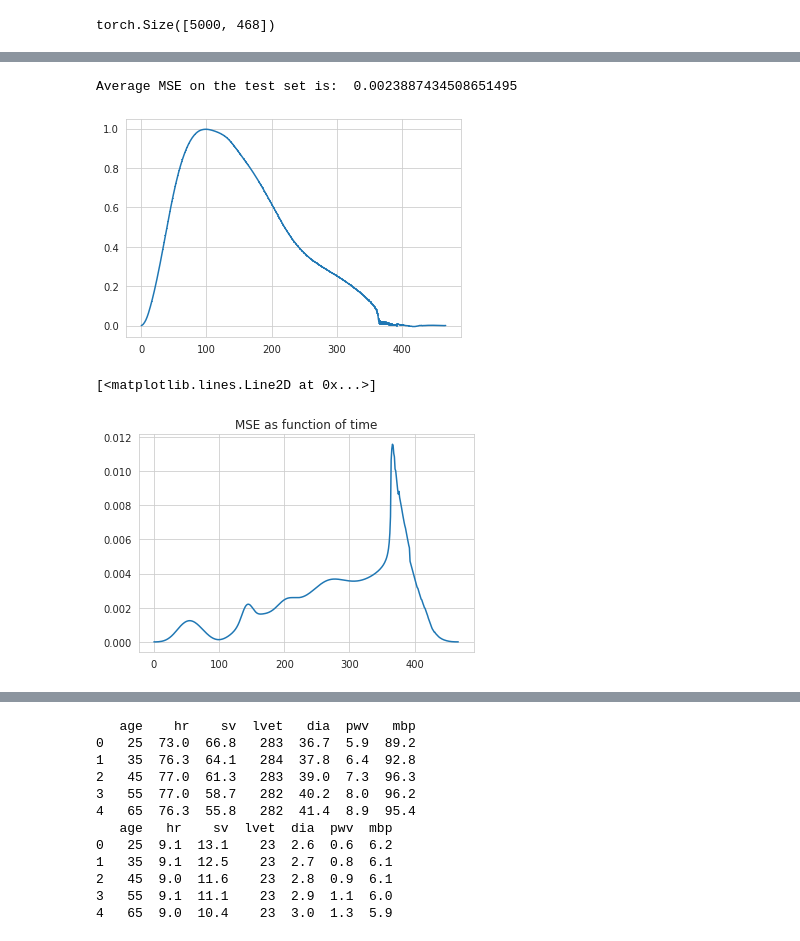
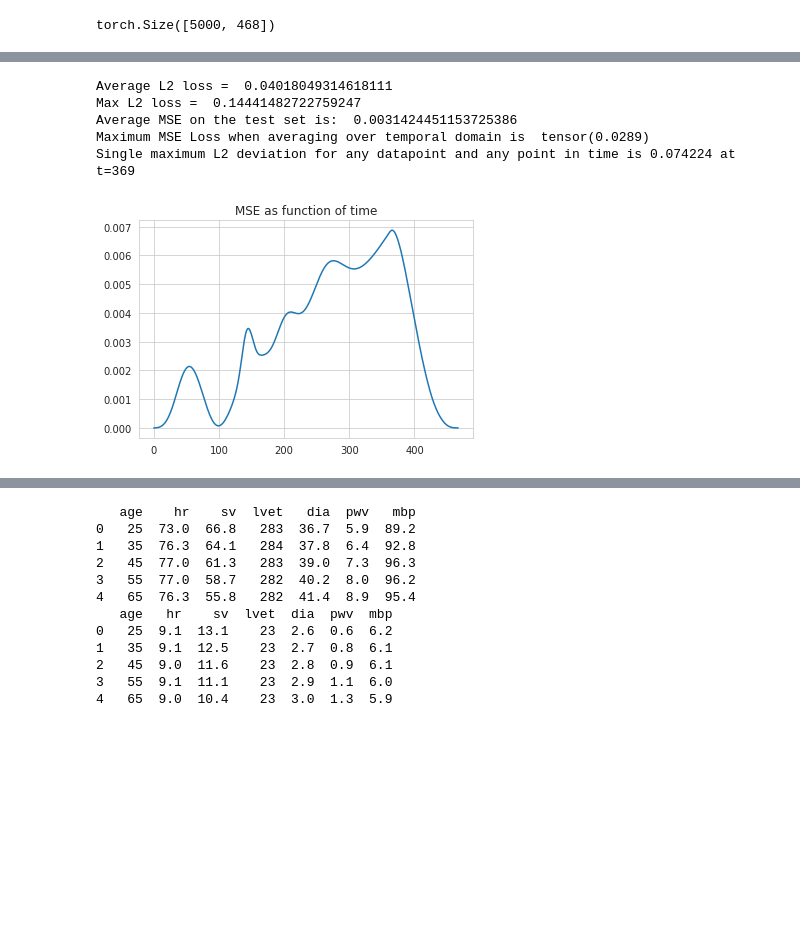
Before and after one commit to maffos/Diffusion-Modelling-for-inverse-problems, a Jupyter notebook: tutorials/inspect_models.ipynb, the cells around one changed output, grey strips where cells are left out. Cells and saved outputs as stored; diff of their text form; code cells hidden in the pictures; blank space fills up the shorter version.

```diff
--- a/tutorials/inspect_models.ipynb
+++ b/tutorials/inspect_models.ipynb
@@ -19,14 +19,10 @@ random_state = 7
 train_size = .8
 filename = '../data/uniform_age_25/npz/AbdAorta_PPG.npz'
 # %%
-model_path = '../models/surrogate/MLP/MSE_MRE/lmbd0.1/'
-#chkpnt_best = torch.load(os.path.join(model_path, 'best_model.pt'))
+model_path = '../models/surrogate/MLP/MSE/'
 chkpnt_current = torch.load(os.path.join(model_path, 'current_model.pt'))
-#best_model = MLP(*model_params)
 current_model = MLP(*model_params)
-#best_model.eval()
 current_model.eval()
-#best_model.load_state_dict(chkpnt_best['model_state_dict'])
 current_model.load_state_dict(chkpnt_current['model_state_dict'])
 # %% [output]
 <All keys matched successfully>
@@ -71,16 +67,26 @@ max std in the data:  tensor(0.0247)
 # %%
 #plot the mean squared error as a function of time
-mse = torch.mean((y_test-y_predict)**2, dim = 0)
+sse = (y_test-y_predict)**2
+mse = torch.mean(sse, dim = 0)
+mse_dim1 = torch.mean(sse, dim = 1)
+max_loss = torch.max(sse)
+l2_loss = torch.mean(torch.sqrt(sse), dim=1)
+idx = torch.argwhere((sse == max_loss))
+print('Average L2 loss = ',l2_loss.mean().item())
+print('Max L2 loss = ', torch.max(l2_loss).item())
 print('Average MSE on the test set is: ', mse.mean().item())
-plt.errorbar(timepoints, mean, yerr=mse)
-plt.show()
+print('Maximum MSE Loss when averaging over temporal domain is ', torch.max(mse_dim1))
+print('Single maximum L2 deviation for any datapoint and any point in time is %f at t=%d'%(max_loss, idx[0,1]))
 plt.title('MSE as function of time')
 plt.plot(timepoints, mse)
+plt.savefig('../plots/mse.png')
 # %% [output]
-Average MSE on the test set is:  0.0023887434508651495
+Average L2 loss =  0.04018049314618111
+Max L2 loss =  0.14441482722759247
+Average MSE on the test set is:  0.0031424451153725386
+Maximum MSE Loss when averaging over temporal domain is  tensor(0.0289)
+Single maximum L2 deviation for any datapoint and any point in time is 0.074224 at t=369
-[figure, old version]
+[figure, new version]
-[<matplotlib.lines.Line2D at 0x...>]
-[figure, removed]
 # %%
 #plot the relative error
 rel_err_dim0 = torch.mean((y_test-y_predict)**2/(y_test+1e-8), dim = 0)
```
Also changed, not shown: parts of 13 cells of this notebook, 4 other files.
